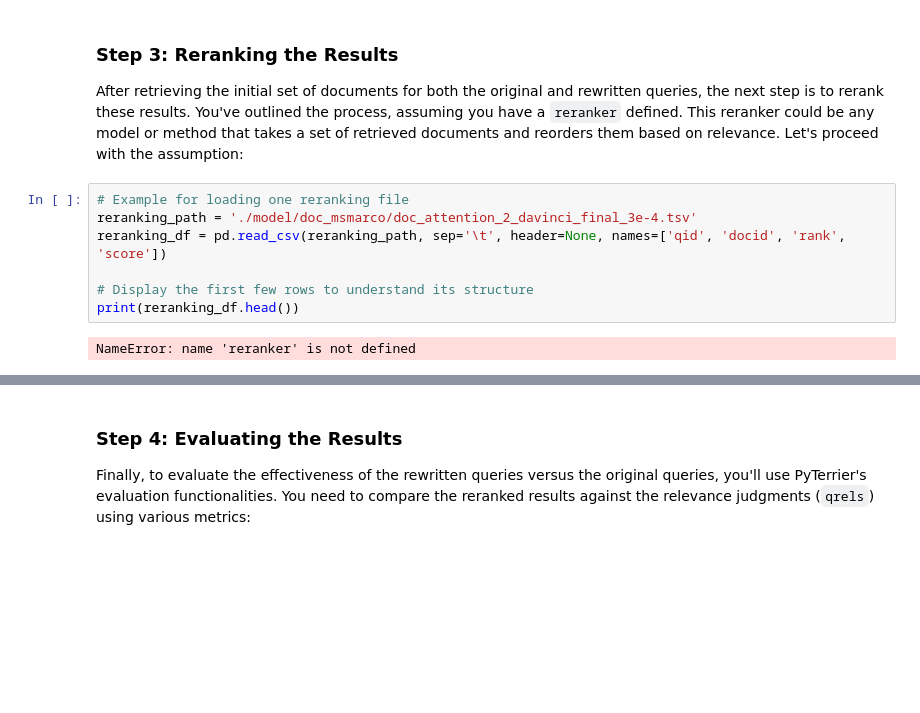
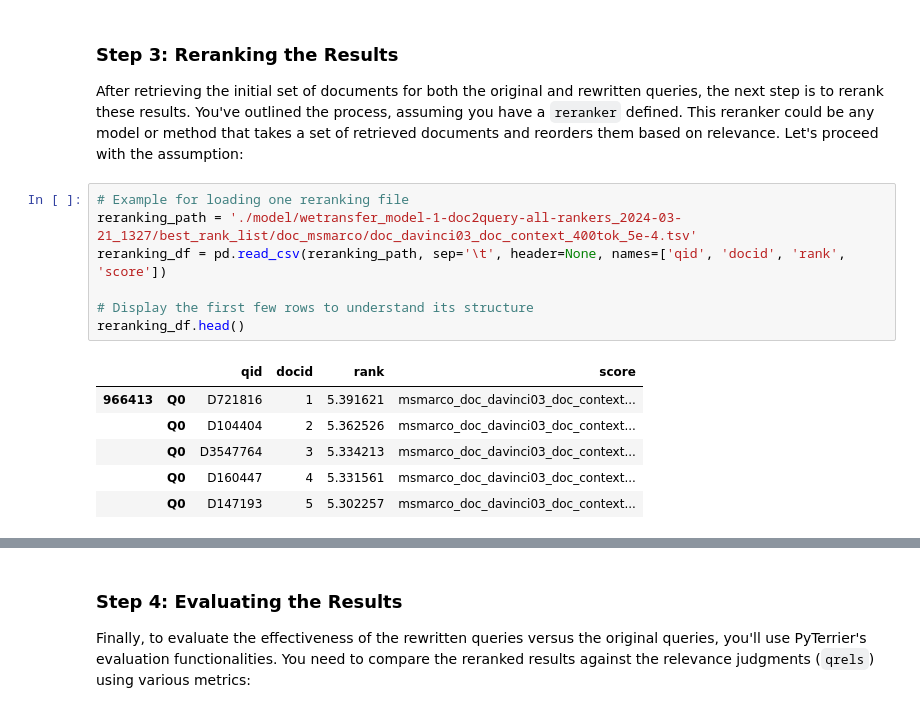
Before and after one commit to zowie128/IR-project, a Jupyter notebook: IR_Project.ipynb, the cells around one changed output, grey strips where cells are left out. Drawn from its saved outputs; the diff is of its cells as text; blank space fills up the shorter version.

```diff
--- a/IR_Project.ipynb
+++ b/IR_Project.ipynb
@@ -279,10 +297,15 @@ rewritten_res = pt.BatchRetrieve(index, wmodel="BM25").transform(rewritten_queri
 After retrieving the initial set of documents for both the original and rewritten queries, the next step is to rerank these results. You've outlined the process, assuming you have a `reranker` defined. This reranker could be any model or method that takes a set of retrieved documents and reorders them based on relevance. Let's proceed with the assumption:
 # %%
 # Example for loading one reranking file
-reranking_path = './model/doc_msmarco/doc_attention_2_davinci_final_3e-4.tsv'
+reranking_path = './model/wetransfer_model-1-doc2query-all-rankers_2024-03-21_1327/best_rank_list/doc_msmarco/doc_davinci03_doc_context_400tok_5e-4.tsv'
 reranking_df = pd.read_csv(reranking_path, sep='\t', header=None, names=['qid', 'docid', 'rank', 'score'])
 
 # Display the first few rows to understand its structure
-print(reranking_df.head())
+reranking_df.head()
 # %% [output]
-NameError: name 'reranker' is not defined
+|  |  | qid | docid | rank | score |
+| 966413 | Q0 | D721816 | 1 | 5.391621 | msmarco_doc_davinci03_doc_context... |
+|  | Q0 | D104404 | 2 | 5.362526 | msmarco_doc_davinci03_doc_context... |
+|  | Q0 | D3547764 | 3 | 5.334213 | msmarco_doc_davinci03_doc_context... |
+|  | Q0 | D160447 | 4 | 5.331561 | msmarco_doc_davinci03_doc_context... |
+|  | Q0 | D147193 | 5 | 5.302257 | msmarco_doc_davinci03_doc_context... |
```
Also changed, not shown: parts of 6 cells of this notebook, 1 other file.
